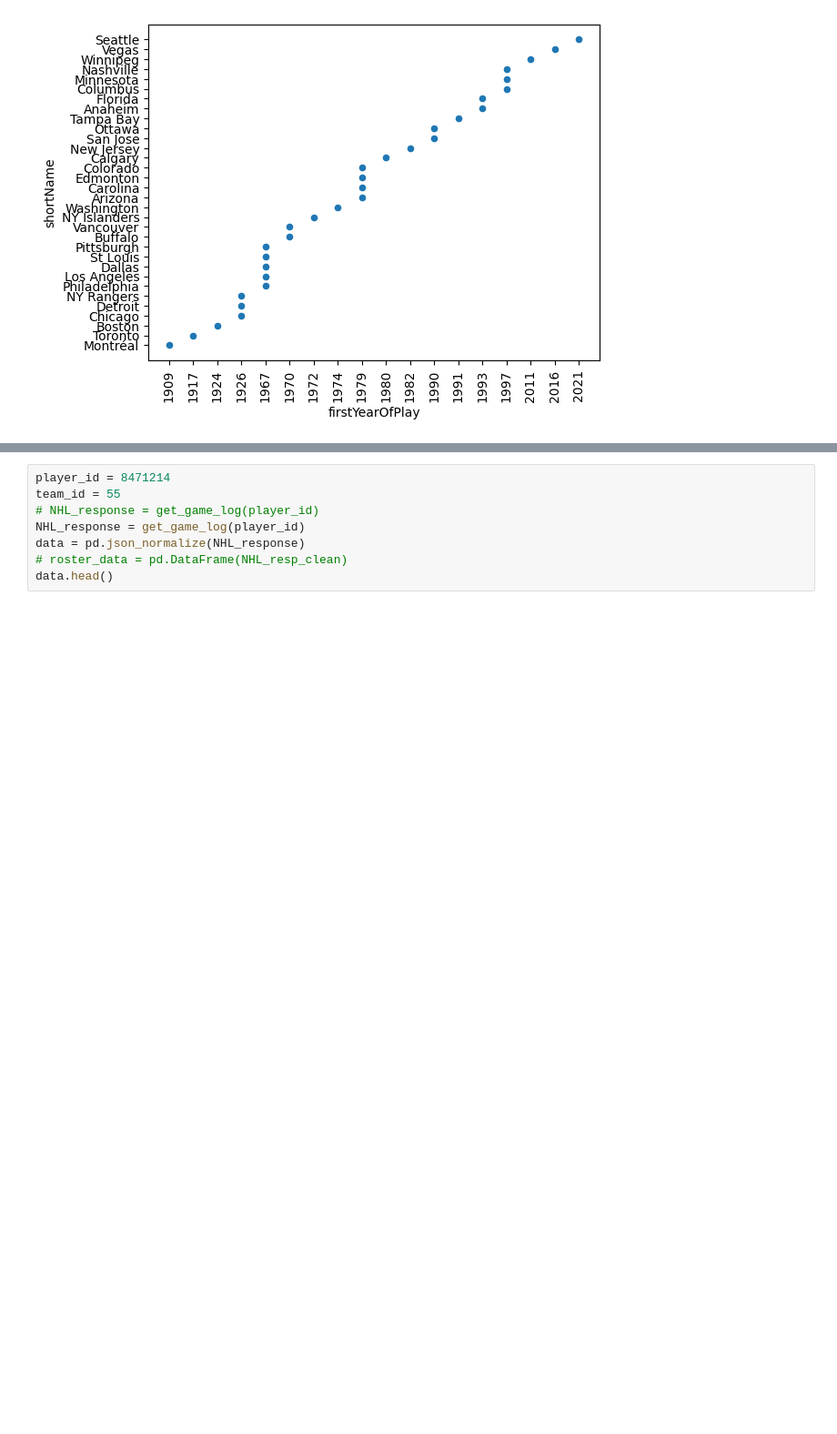
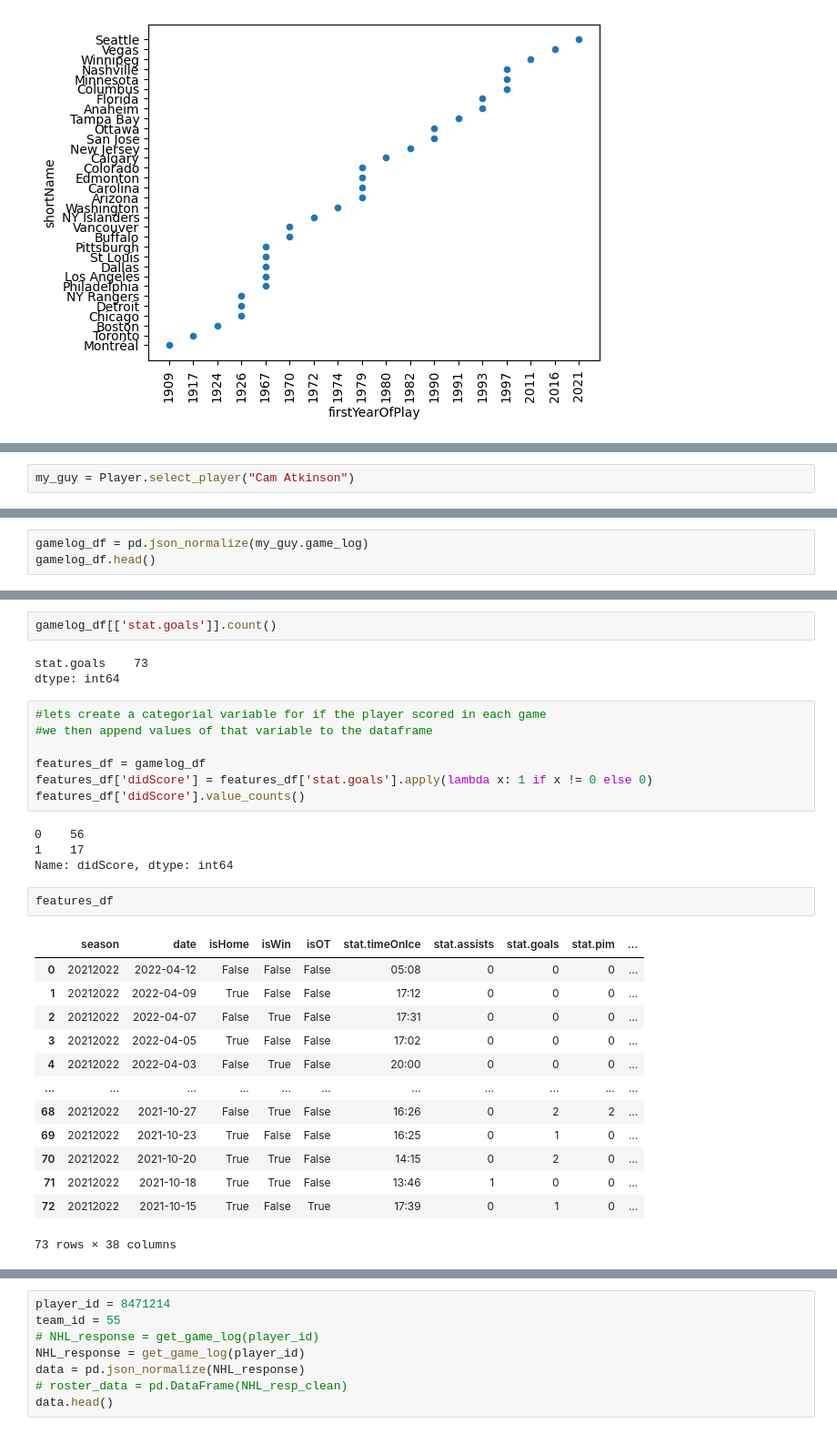
Before and after one commit to ElBennito39/fantasy_hockey_manager, a Jupyter notebook: NHL-data-exploration.ipynb, the cells around one changed output, grey strips where cells are left out. Shown at 91% size. Cells and saved outputs as stored; diff of their text form; blank space fills up the shorter version.

Commit message:
more eda on Player, visualization.

```diff
--- a/NHL-data-exploration.ipynb
+++ b/NHL-data-exploration.ipynb
@@ -246,3 +245,5 @@ team_player_df.head()
 | 2 | 8470860 | Jaroslav Halak | /api/v1/people/8470860 | Jaroslav | Halak | 41 | 1985-05-13 | 37 | Bratislava | ... |
 | 3 | 8474715 | Cam Atkinson | /api/v1/people/8474715 | Cam | Atkinson | 89 | 1989-06-05 | 33 | Riverside | ... |
 | 4 | 8474009 | Nick Bonino | /api/v1/people/8474009 | Nick | Bonino | 13 | 1988-04-20 | 34 | Hartford | ... |
+# %%
+my_guy = Player.select_player("Cam Atkinson")
@@ -248,0 +276,3 @@ team_player_df.head()
+# %%
+gamelog_df = pd.json_normalize(my_guy.game_log)
+gamelog_df.head()
@@ -249,3 +286,35 @@ team_player_df.head()
+# %%
+gamelog_df[['stat.goals']].count()
+# %% [output]
+stat.goals    73
+dtype: int64
+# %%
+#lets create a categorial variable for if the player scored in each game
+#we then append values of that variable to the dataframe
+
+features_df = gamelog_df
+features_df['didScore'] = features_df['stat.goals'].apply(lambda x: 1 if x != 0 else 0)
+features_df['didScore'].value_counts()
+# %% [output]
+0    56
+1    17
+Name: didScore, dtype: int64
+# %%
+features_df
+# %% [output]
+|  | season | date | isHome | isWin | isOT | stat.timeOnIce | stat.assists | stat.goals | stat.pim | ... |
+| 0 | 20212022 | 2022-04-12 | False | False | False | 05:08 | 0 | 0 | 0 | ... |
+| 1 | 20212022 | 2022-04-09 | True | False | False | 17:12 | 0 | 0 | 0 | ... |
+| 2 | 20212022 | 2022-04-07 | False | True | False | 17:31 | 0 | 0 | 0 | ... |
+| 3 | 20212022 | 2022-04-05 | True | False | False | 17:02 | 0 | 0 | 0 | ... |
+| 4 | 20212022 | 2022-04-03 | False | True | False | 20:00 | 0 | 0 | 0 | ... |
+| ... | ... | ... | ... | ... | ... | ... | ... | ... | ... | ... |
+| 68 | 20212022 | 2021-10-27 | False | True | False | 16:26 | 0 | 2 | 2 | ... |
+| 69 | 20212022 | 2021-10-23 | True | False | False | 16:25 | 0 | 1 | 0 | ... |
+| 70 | 20212022 | 2021-10-20 | True | True | False | 14:15 | 0 | 2 | 0 | ... |
+| 71 | 20212022 | 2021-10-18 | True | True | False | 13:46 | 1 | 0 | 0 | ... |
+| 72 | 20212022 | 2021-10-15 | True | False | True | 17:39 | 0 | 1 | 0 | ... |
+73 rows × 38 columns
 # %%
 endpoint = ENDPOINT_DICT['team_roster']
 player_id = 8471214
```
Also changed, not shown: parts of 15 cells of this notebook.
